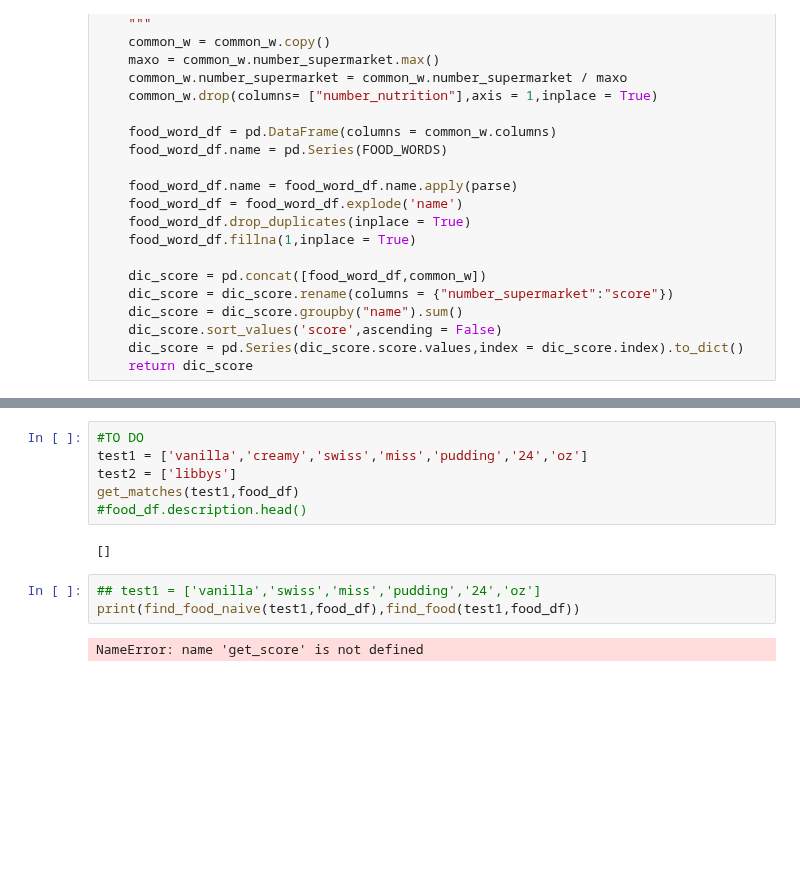
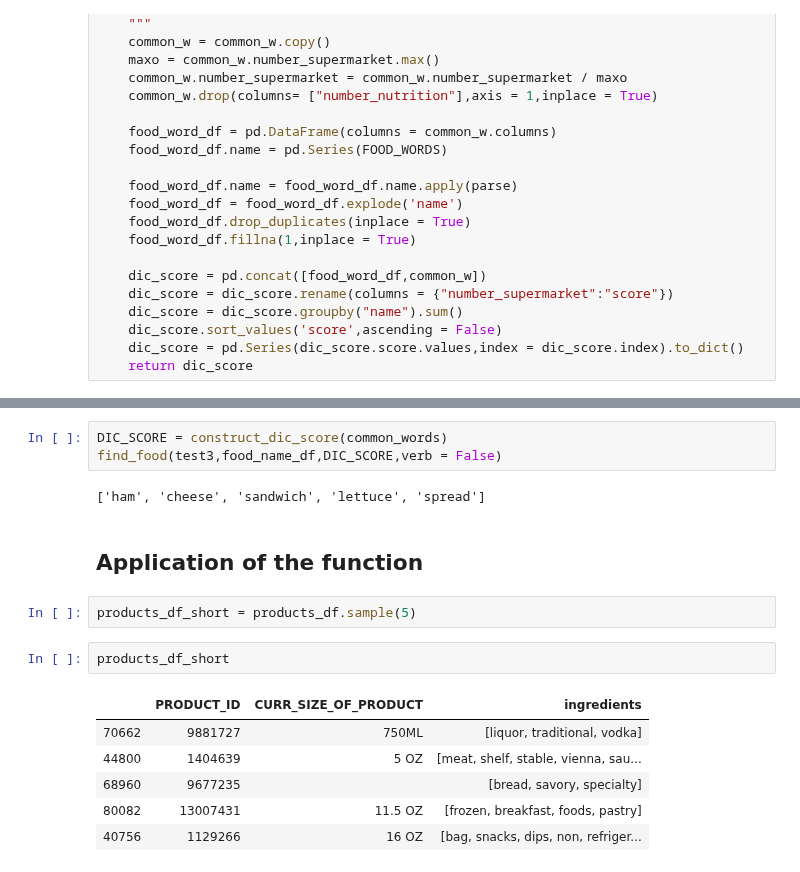
Before and after one commit to raphaelreiss/ADA_project, a Jupyter notebook: src/Health.ipynb, the cells around one changed output, grey strips where cells are left out. Drawn from its saved outputs; the diff is of its cells as text; blank space fills up the shorter version.

```diff
--- a/src/Health.ipynb
+++ b/src/Health.ipynb
@@ -459,13 +419,18 @@ def get_score(test,trial):
-# %%
-#TO DO
-test1 = ['vanilla','creamy','swiss','miss','pudding','24','oz']
-test2 = ['libbys']
-get_matches(test1,food_df)
-#food_df.description.head()
-# %% [output]
-[]
-# %%
-## test1 = ['vanilla','swiss','miss','pudding','24','oz']
-print(find_food_naive(test1,food_df),find_food(test1,food_df))
-# %% [output]
-NameError: name 'get_score' is not defined
+# %%
+DIC_SCORE = construct_dic_score(common_words)
+find_food(test3,food_name_df,DIC_SCORE,verb = False)
+# %% [output]
+['ham', 'cheese', 'sandwich', 'lettuce', 'spread']
+# %% [markdown]
+## Application of the function
+# %%
+products_df_short = products_df.sample(5)
+# %%
+products_df_short
+# %% [output]
+|  | PRODUCT_ID | CURR_SIZE_OF_PRODUCT | ingredients |
+| 70662 | 9881727 | 750ML | [liquor, traditional, vodka] |
+| 44800 | 1404639 | 5 OZ | [meat, shelf, stable, vienna, sau... |
+| 68960 | 9677235 |  | [bread, savory, specialty] |
+| 80082 | 13007431 | 11.5 OZ | [frozen, breakfast, foods, pastry] |
+| 40756 | 1129266 | 16 OZ | [bag, snacks, dips, non, refriger... |
```
Also changed, not shown: parts of 12 cells of this notebook, 6 other files.
